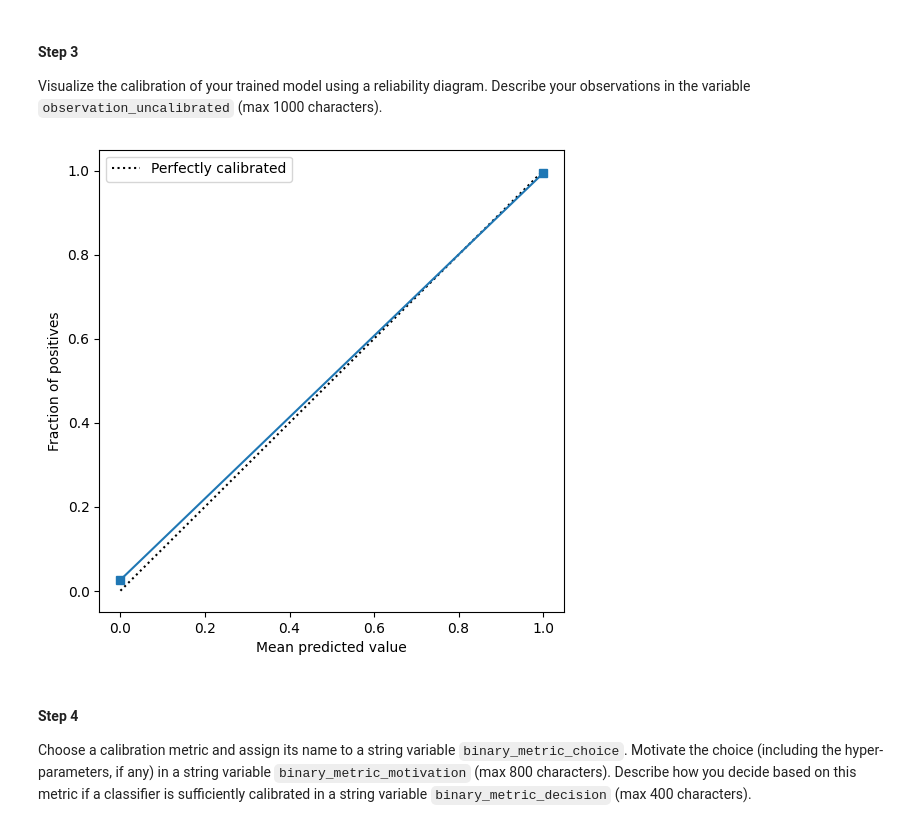
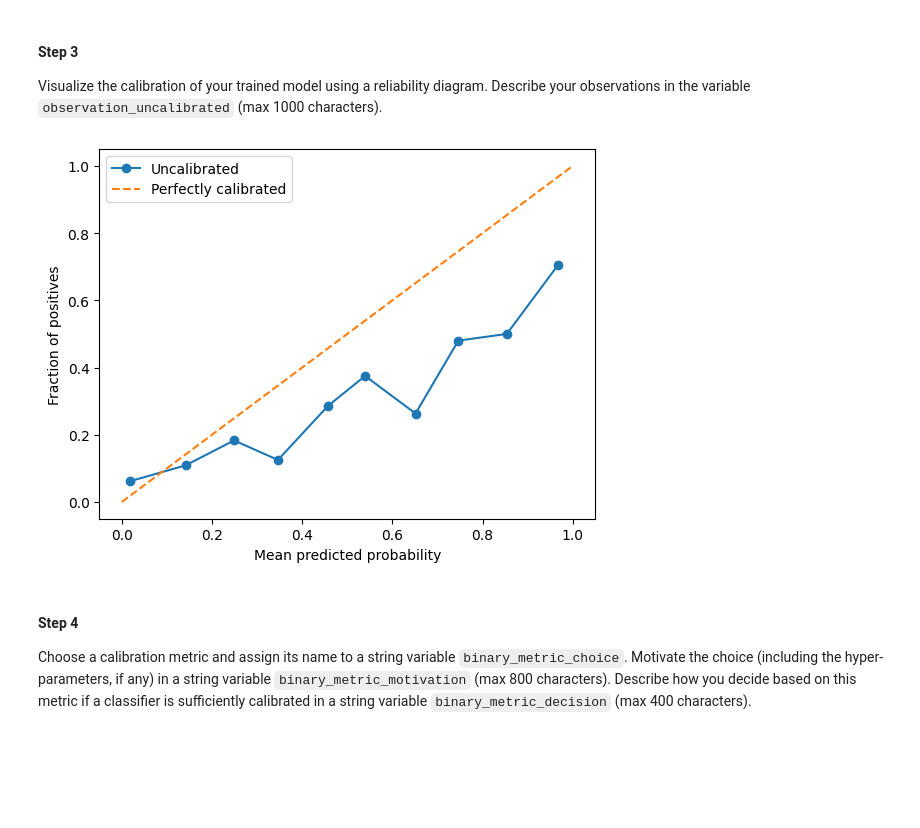
Before and after one commit to enesbkoca/wafer_calibration, a Jupyter notebook: calibration.ipynb, the cells around one changed output. Cells and saved outputs as stored; diff of their text form; code cells hidden in the pictures; blank space fills up the shorter version.

```diff
--- a/calibration.ipynb
+++ b/calibration.ipynb
@@ -205,8 +241,26 @@ Precision: 0.8851063829787233 | Recall: 0.9541284403669725 | Accuracy: 0.9820823
 Visualize the calibration of your trained model using a reliability diagram. Describe your observations in the variable `observation_uncalibrated` (max 1000 characters).
 # %%
 #// BEGIN_TODO [STEP_3] Visualize calibration of uncalibrated model (1 point)
+from sklearn.calibration import calibration_curve
+
+y_pred = np.copy(uncalibrated_y)
+
+prob_true, prob_pred = calibration_curve(y_binary_test, y_pred, n_bins=10)
+
+# Plot the calibration curve
+plt.plot(prob_pred, prob_true, marker='o', label='Uncalibrated')
+plt.plot([0, 1], [0, 1], linestyle='--', label='Perfectly calibrated')
+plt.xlabel('Mean predicted probability')
+plt.ylabel('Fraction of positives')
+plt.legend()
+plt.show()
+
+
+observation_uncalibrated = """
+Over-estimating non-calibrated model.
+"""
 # %% [output]
-[figure, old version]
+[figure, new version]
 # %%
 #// END_TODO [STEP_3]
 # %% [markdown]
```
Also changed, not shown: parts of 3 cells of this notebook.
